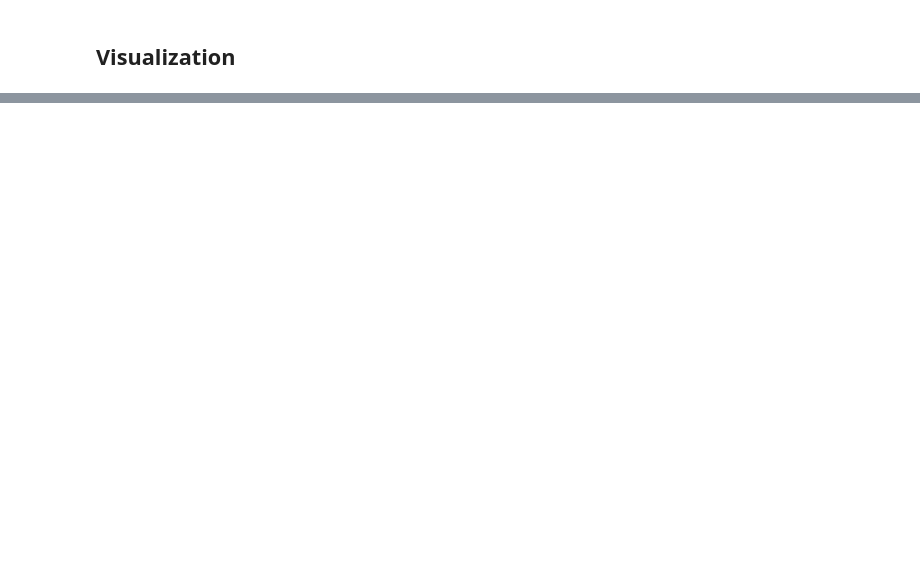
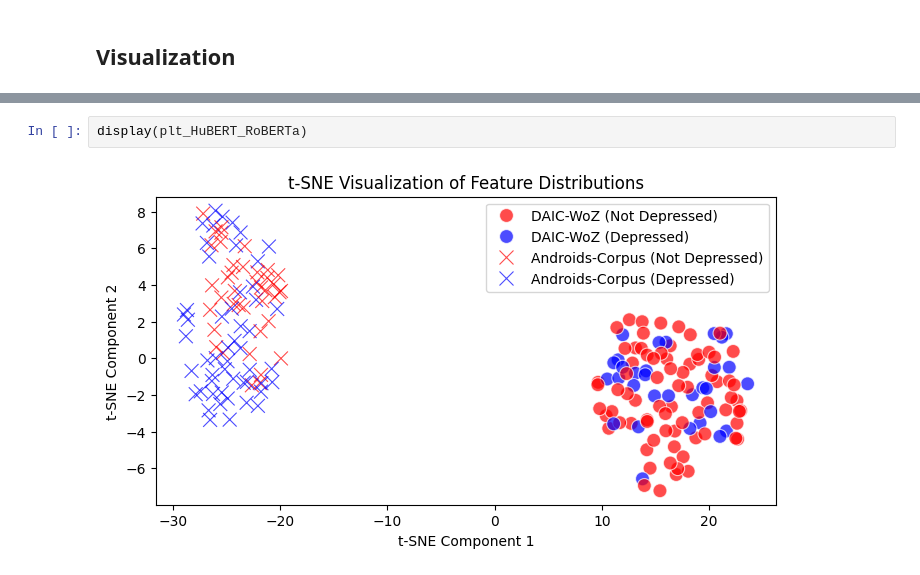
Before and after one commit to tabaraei/MultimodalDG-depression-detection, a Jupyter notebook: Depression_Detection.ipynb, the cells around one changed output, grey strips where cells are left out. Drawn from its saved outputs; the diff is of its cells as text; blank space fills up the shorter version.

```diff
--- a/Depression_Detection.ipynb
+++ b/Depression_Detection.ipynb
@@ -45,0 +52,4 @@ visualize.t_SNE_distributions(audio_vectorizer='HuBERT', text_vectorizer='BERT')
+# %%
+display(plt_HuBERT_RoBERTa)
+# %% [output]
+[figure, added]
```
Also changed, not shown: parts of 4 cells of this notebook, 6 other files.
